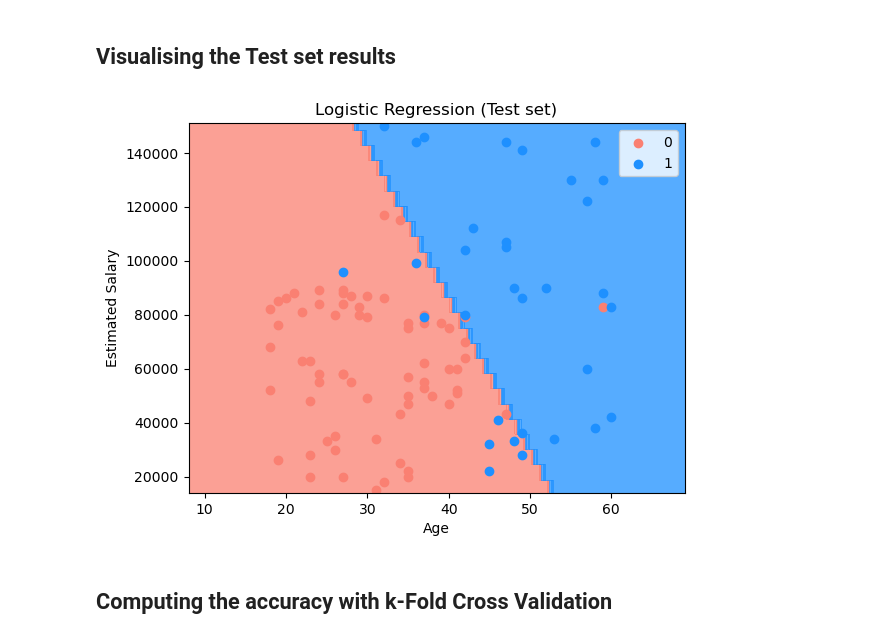
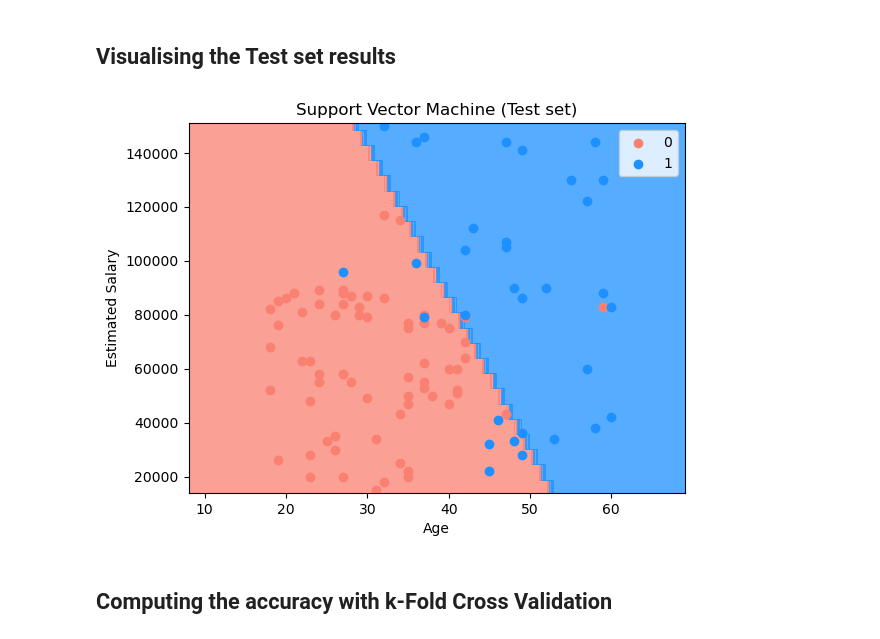
Before and after one commit to Feanor1021/Machine-learning-101, a Jupyter notebook: 2. Classification/3. Support Vector Machine (SVM)/support_vector_machine.ipynb, the cells around one changed output. Cells and saved outputs as stored; diff of their text form; code cells hidden in the pictures.

```diff
--- a/2. Classification/3. Support Vector Machine (SVM)/support_vector_machine.ipynb
+++ b/2. Classification/3. Support Vector Machine (SVM)/support_vector_machine.ipynb
@@ -144,22 +144,22 @@ plt.show()
 # %%
 from matplotlib.colors import ListedColormap
 X_set, y_set = sc.inverse_transform(x_test), y_test
 X1, X2 = np.meshgrid(np.arange(start = X_set[:, 0].min() - 10, stop = X_set[:, 0].max() + 10, step = 1),
                      np.arange(start = X_set[:, 1].min() - 1000, stop = X_set[:, 1].max() + 1000, step = 1))
 plt.contourf(X1, X2, classifier.predict(sc.transform(np.array([X1.ravel(), X2.ravel()]).T)).reshape(X1.shape),
              alpha = 0.75, cmap = ListedColormap(('salmon', 'dodgerblue')))
 plt.xlim(X1.min(), X1.max())
 plt.ylim(X2.min(), X2.max())
 Color_map=["salmon", "dodgerblue"]
 for i, j in enumerate(np.unique(y_set)):
     plt.scatter(X_set[y_set == j, 0], X_set[y_set == j, 1], c = Color_map[i], label = j)
-plt.title('Logistic Regression (Test set)')
+plt.title('Support Vector Machine (Test set)')
 plt.xlabel('Age')
 plt.ylabel('Estimated Salary')
 plt.legend()
 plt.show()
 # %% [output]
-[figure, old version]
+[figure, new version]
 # %% [markdown]
 ## Computing the accuracy with k-Fold Cross Validation
 # %%
```
Also changed, not shown: parts of 1 cell of this notebook, 4 other files.
